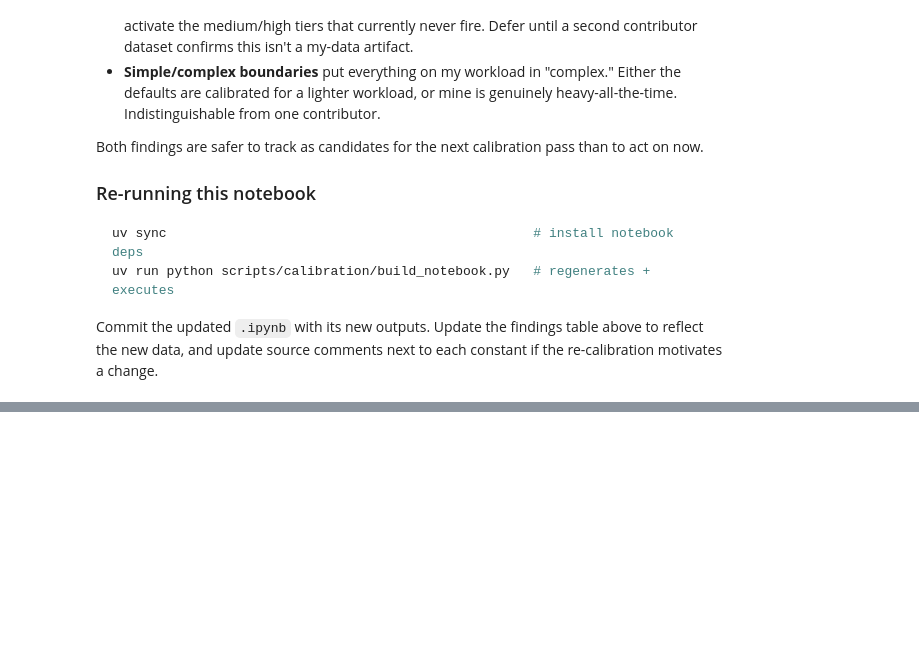
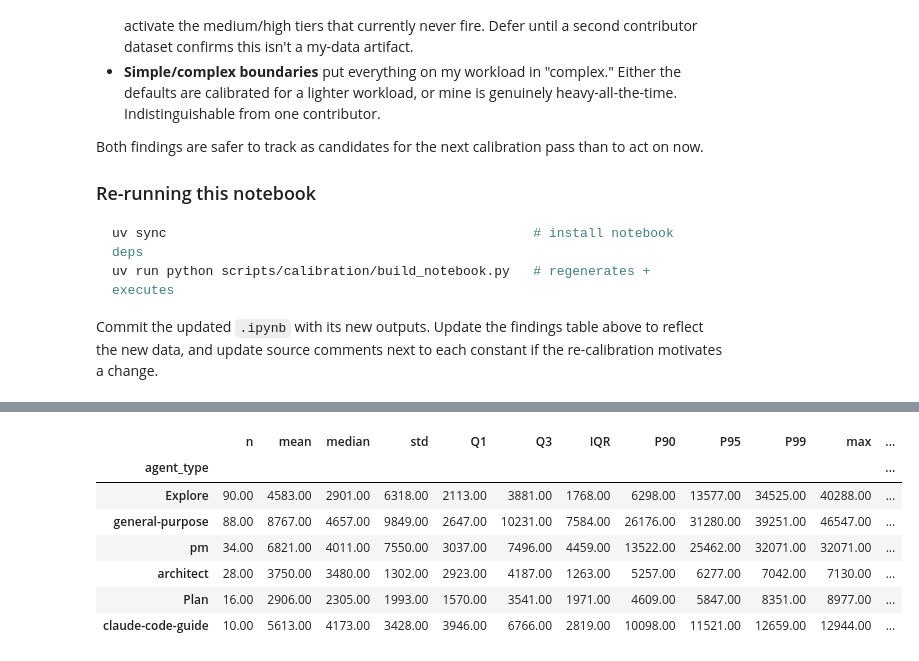
Before and after one commit to frederick-douglas-pearce/agentfluent, a Jupyter notebook: scripts/calibration/threshold_validation.ipynb, the cells around one changed output, grey strips where cells are left out. Cells and saved outputs as stored; diff of their text form; code cells hidden in the pictures; blank space fills up the shorter version.

```diff
--- a/scripts/calibration/threshold_validation.ipynb
+++ b/scripts/calibration/threshold_validation.ipynb
@@ -671,0 +748,34 @@ to each constant if the re-calibration motivates a change.
+# %%
+# Per-agent distribution stats
+def dist_stats(s: pd.Series) -> pd.Series:
+    return pd.Series({
+        "n": len(s),
+        "mean": s.mean(),
+        "median": s.median(),
+        "std": s.std(),
+        "Q1": s.quantile(0.25),
+        "Q3": s.quantile(0.75),
+        "IQR": s.quantile(0.75) - s.quantile(0.25),
+        "P90": s.quantile(0.90),
+        "P95": s.quantile(0.95),
+        "P99": s.quantile(0.99),
+        "max": s.max(),
+        "skew": s.skew(),
+    })
+
+stats_tok = (
+    df_tok_eligible.groupby("agent_type")["tokens_per_tool_use"]
+    .apply(dist_stats)
+    .unstack()
+    .sort_values("n", ascending=False)
+)
+stats_tok.round(0)
+# %% [output]
+|  | n | mean | median | std | Q1 | Q3 | IQR | P90 | P95 | P99 | max | ... |
+| agent_type |  |  |  |  |  |  |  |  |  |  |  | ... |
+| Explore | 90.00 | 4583.00 | 2901.00 | 6318.00 | 2113.00 | 3881.00 | 1768.00 | 6298.00 | 13577.00 | 34525.00 | 40288.00 | ... |
+| general-purpose | 88.00 | 8767.00 | 4657.00 | 9849.00 | 2647.00 | 10231.00 | 7584.00 | 26176.00 | 31280.00 | 39251.00 | 46547.00 | ... |
+| pm | 34.00 | 6821.00 | 4011.00 | 7550.00 | 3037.00 | 7496.00 | 4459.00 | 13522.00 | 25462.00 | 32071.00 | 32071.00 | ... |
+| architect | 28.00 | 3750.00 | 3480.00 | 1302.00 | 2923.00 | 4187.00 | 1263.00 | 5257.00 | 6277.00 | 7042.00 | 7130.00 | ... |
+| Plan | 16.00 | 2906.00 | 2305.00 | 1993.00 | 1570.00 | 3541.00 | 1971.00 | 4609.00 | 5847.00 | 8351.00 | 8977.00 | ... |
+| claude-code-guide | 10.00 | 5613.00 | 4173.00 | 3428.00 | 3946.00 | 6766.00 | 2819.00 | 10098.00 | 11521.00 | 12659.00 | 12944.00 | ... |
```
Also changed, not shown: parts of 25 cells of this notebook, 1 other file.
